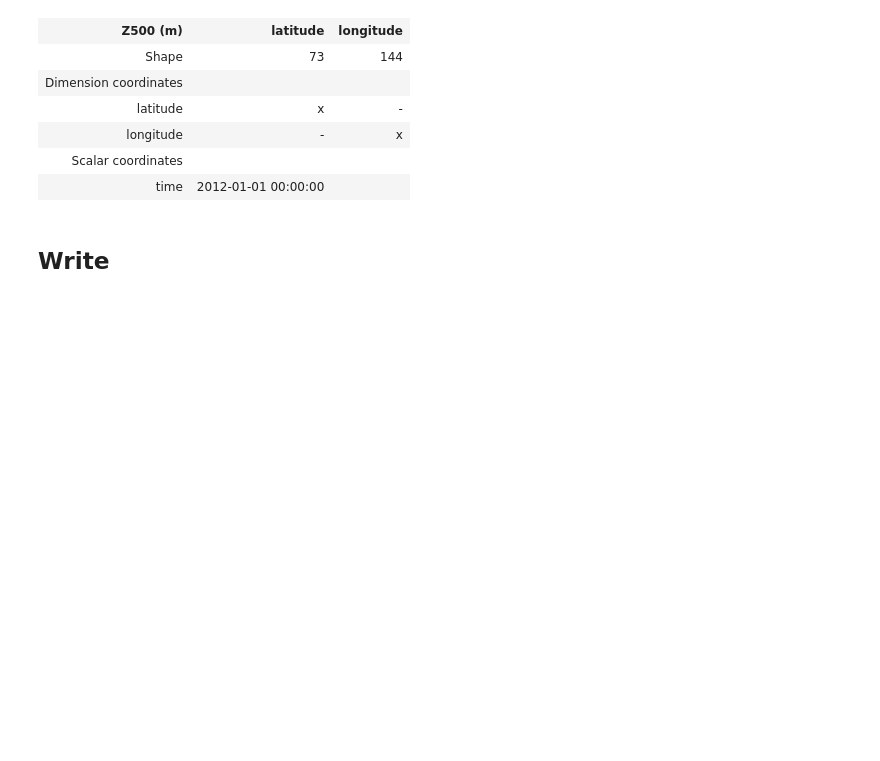
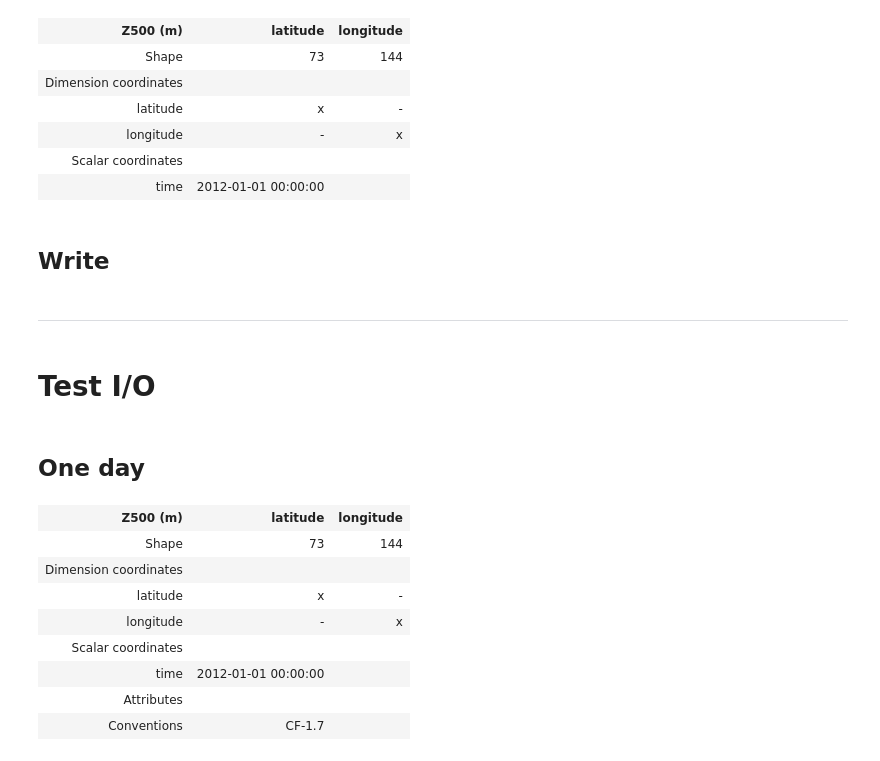
Before and after one commit to profxj/mhw_analysis, a Jupyter notebook: doc/nb/NCEP_dataset.ipynb, the cells around one changed output. Drawn from its saved outputs; the diff is of its cells as text; code cells hidden in the pictures; blank space fills up the shorter version.

```diff
--- a/doc/nb/NCEP_dataset.ipynb
+++ b/doc/nb/NCEP_dataset.ipynb
@@ -145,3 +147,22 @@ dmy_cube
 ## Write
 # %%
 iris.save(new_cube, 'NCEP-DOE_Z500.nc', zlib=True)
+# %% [markdown]
+----
+# %% [markdown]
+# Test I/O
+# %% [markdown]
+## One day
+# %%
+day_cube = ncep_io.load_z500((1,1,2012))
+day_cube
+# %% [output]
+| Z500 (m) | latitude | longitude |
+| Shape | 73 | 144 |
+| Dimension coordinates |  |  |
+| latitude | x | - |
+| longitude | - | x |
+| Scalar coordinates |  |  |
+| time | 2012-01-01 00:00:00 |  |
+| Attributes |  |  |
+| Conventions | CF-1.7 |  |
```
Also changed, not shown: parts of 4 cells of this notebook, 1 other file.
